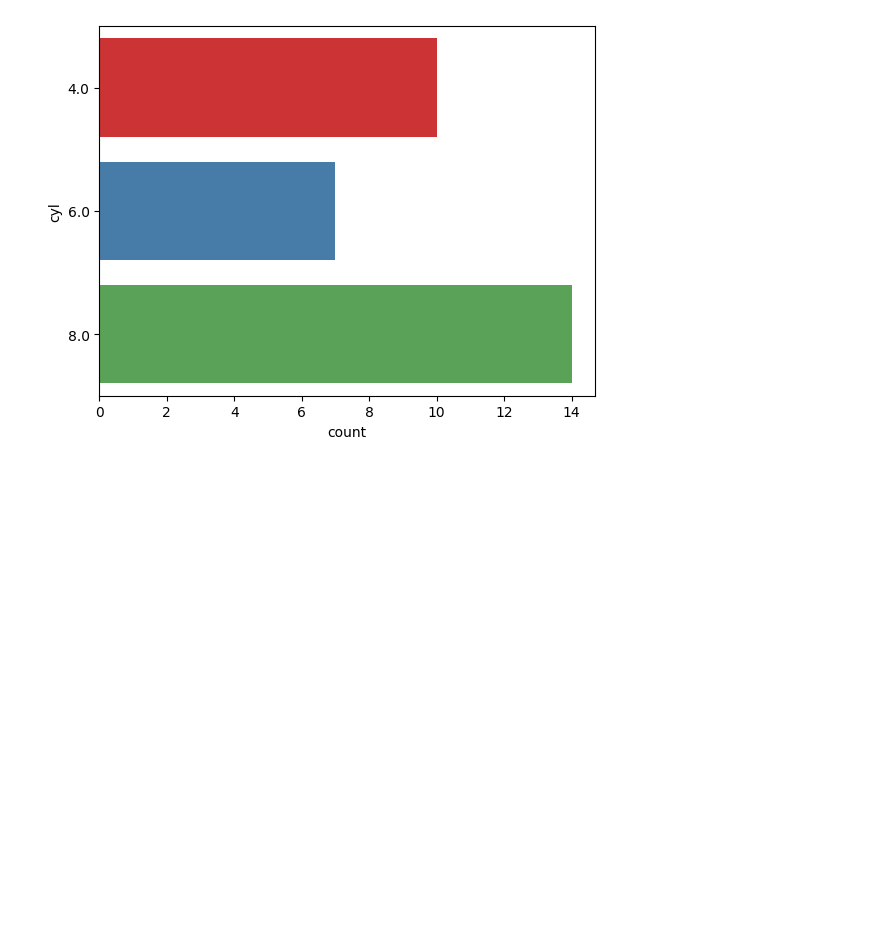
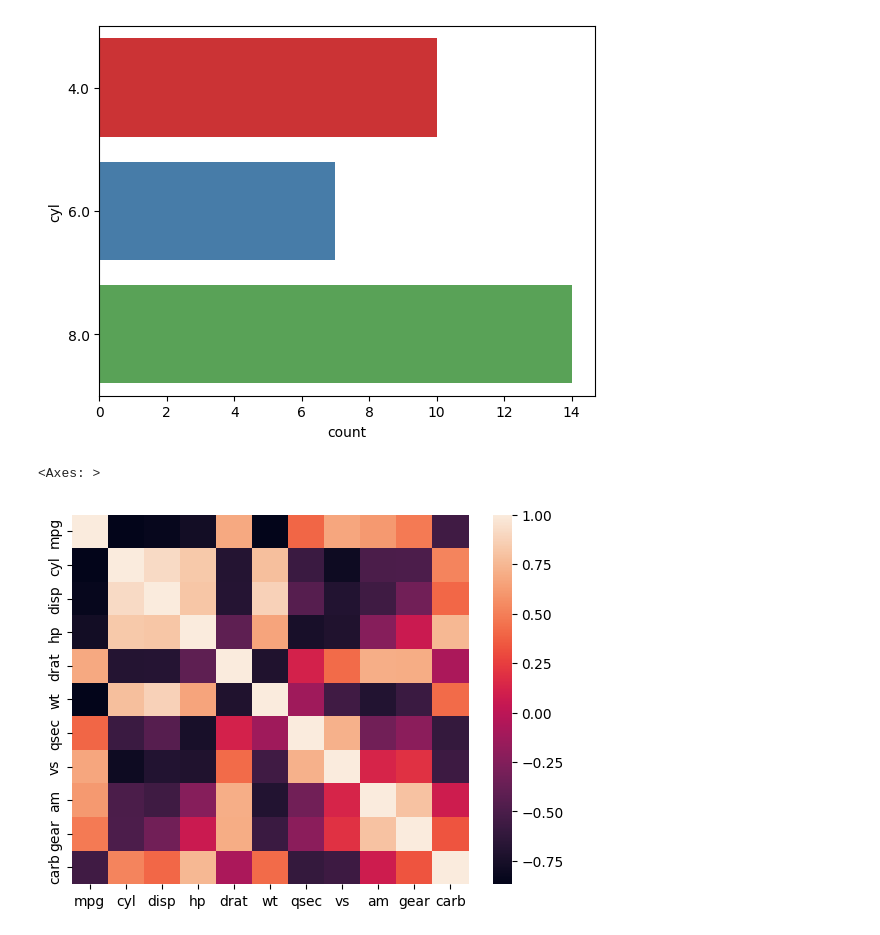
Before and after one commit to quantumhome/DataAnalysisCaseStudy, a Jupyter notebook: DataVisualization.ipynb, the cells around one changed output. Cells and saved outputs as stored; diff of their text form; code cells hidden in the pictures; blank space fills up the shorter version.

```diff
--- a/DataVisualization.ipynb
+++ b/DataVisualization.ipynb
@@ -49,3 +49,13 @@ sns.countplot(y= df['cyl'], palette='Set1')
 plt.show()
 # %% [output]
 [figure]
+# %%
+# heatmap
+# +ve correaltion
+#-ve correlation
+df = pd.read_csv('/content/sample_data/mtcars.csv')
+df  = df.drop(columns=['S.No', 'Unnamed: 1'])
+sns.heatmap(df.corr())
+# %% [output]
+<Axes: >
+[figure, added]
```
